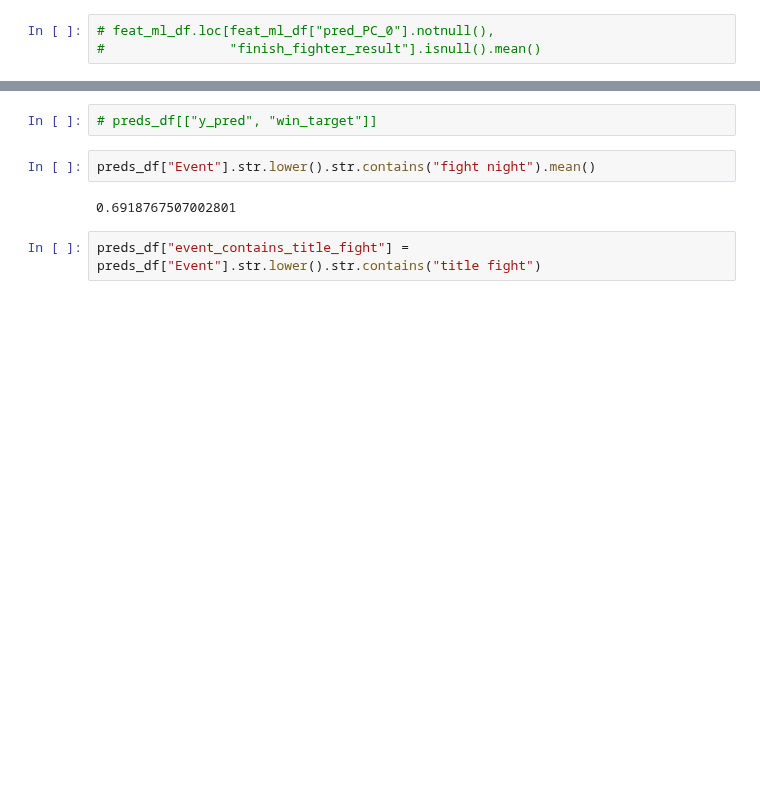
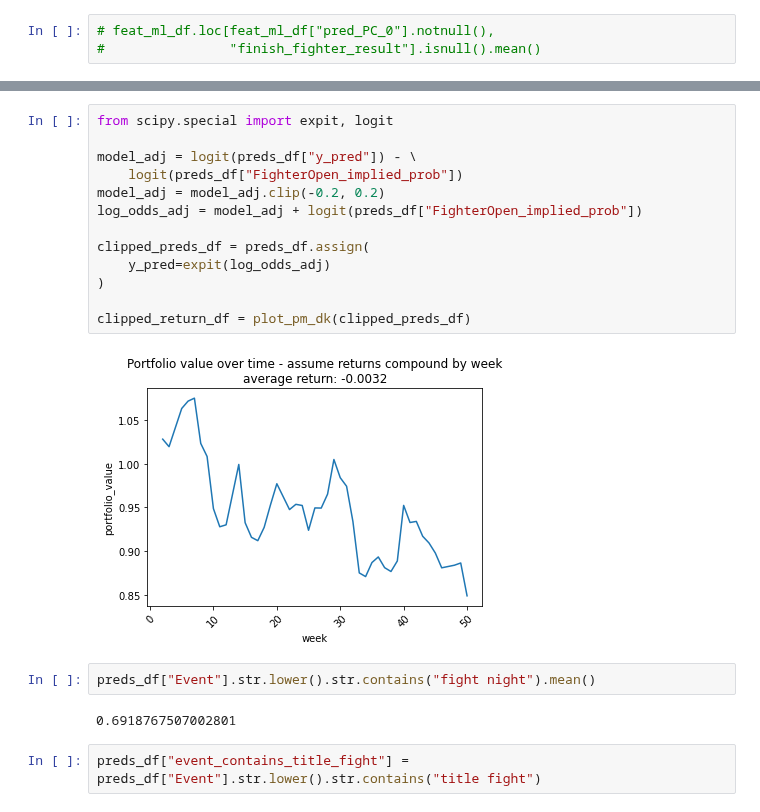
Before and after one commit to John-Curcio/sports, a Jupyter notebook: EXPERIMENTS/2023-04-06_the-odds_open_espn_returns.ipynb, the cells around one changed output, grey strips where cells are left out. Cells and saved outputs as stored; diff of their text form; blank space fills up the shorter version.

Commit message:
evaluates my model on data from the-odds.api

```diff
--- a/EXPERIMENTS/2023-04-06_the-odds_open_espn_returns.ipynb
+++ b/EXPERIMENTS/2023-04-06_the-odds_open_espn_returns.ipynb
@@ -665,5 +731,18 @@ dict(zip(feat_cols, mod.fit["beta"]))
-# %%
-# preds_df[["y_pred", "win_target"]]
+# %%
+from scipy.special import expit, logit
+
+model_adj = logit(preds_df["y_pred"]) - \
+    logit(preds_df["FighterOpen_implied_prob"])
+model_adj = model_adj.clip(-0.2, 0.2)
+log_odds_adj = model_adj + logit(preds_df["FighterOpen_implied_prob"])
+
+clipped_preds_df = preds_df.assign(
+    y_pred=expit(log_odds_adj)
+)
+
+clipped_return_df = plot_pm_dk(clipped_preds_df)
+# %% [output]
+[figure, added]
 # %%
 preds_df["Event"].str.lower().str.contains("fight night").mean()
 # %% [output]
```
Also changed, not shown: parts of 28 cells of this notebook.
